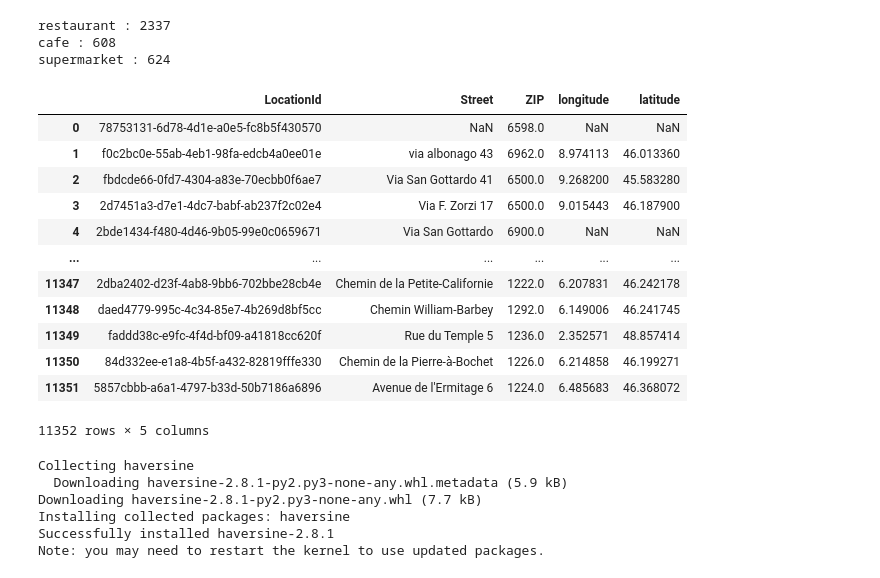
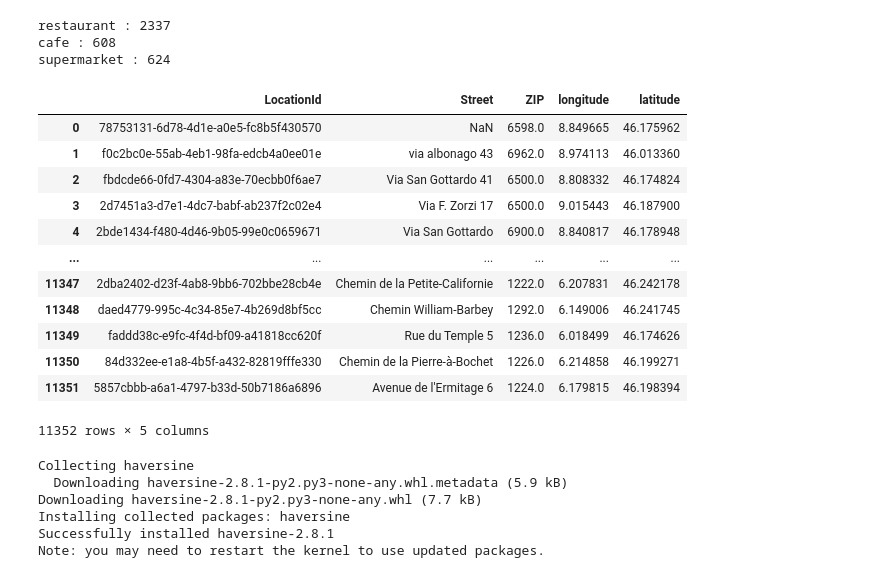
Before and after one commit to ElrasDeVayne/Immo-Projekt-DataScience, a Jupyter notebook: dataenriching/overpass_api_notebook.ipynb, the cells around one changed output. Cells and saved outputs as stored; diff of their text form; code cells hidden in the pictures.

```diff
--- a/dataenriching/overpass_api_notebook.ipynb
+++ b/dataenriching/overpass_api_notebook.ipynb
@@ -77,23 +77,23 @@ supermarket : 624
 # %%
 import pandas as pd
 
-filepath = 'TablesDB/Location_v2.csv'
+filepath = '../TablesDB/Location_v3.csv'
 
 location_df = pd.read_csv(filepath, delimiter=",")
 location_df
 # %% [output]
 |  | LocationId | Street | ZIP | longitude | latitude |
-| 0 | 78753131-6d78-4d1e-a0e5-fc8b5f430570 | NaN | 6598.0 | NaN | NaN |
+| 0 | 78753131-6d78-4d1e-a0e5-fc8b5f430570 | NaN | 6598.0 | 8.849665 | 46.175962 |
 | 1 | f0c2bc0e-55ab-4eb1-98fa-edcb4a0ee01e | via albonago 43 | 6962.0 | 8.974113 | 46.013360 |
-| 2 | fbdcde66-0fd7-4304-a83e-70ecbb0f6ae7 | Via San Gottardo 41 | 6500.0 | 9.268200 | 45.583280 |
+| 2 | fbdcde66-0fd7-4304-a83e-70ecbb0f6ae7 | Via San Gottardo 41 | 6500.0 | 8.808332 | 46.174824 |
 | 3 | 2d7451a3-d7e1-4dc7-babf-ab237f2c02e4 | Via F. Zorzi 17 | 6500.0 | 9.015443 | 46.187900 |
-| 4 | 2bde1434-f480-4d46-9b05-99e0c0659671 | Via San Gottardo | 6900.0 | NaN | NaN |
+| 4 | 2bde1434-f480-4d46-9b05-99e0c0659671 | Via San Gottardo | 6900.0 | 8.840817 | 46.178948 |
 | ... | ... | ... | ... | ... | ... |
 | 11347 | 2dba2402-d23f-4ab8-9bb6-702bbe28cb4e | Chemin de la Petite-Californie | 1222.0 | 6.207831 | 46.242178 |
 | 11348 | daed4779-995c-4c34-85e7-4b269d8bf5cc | Chemin William-Barbey | 1292.0 | 6.149006 | 46.241745 |
-| 11349 | faddd38c-e9fc-4f4d-bf09-a41818cc620f | Rue du Temple 5 | 1236.0 | 2.352571 | 48.857414 |
+| 11349 | faddd38c-e9fc-4f4d-bf09-a41818cc620f | Rue du Temple 5 | 1236.0 | 6.018499 | 46.174626 |
 | 11350 | 84d332ee-e1a8-4b5f-a432-82819fffe330 | Chemin de la Pierre-à-Bochet | 1226.0 | 6.214858 | 46.199271 |
-| 11351 | 5857cbbb-a6a1-4797-b33d-50b7186a6896 | Avenue de l'Ermitage 6 | 1224.0 | 6.485683 | 46.368072 |
+| 11351 | 5857cbbb-a6a1-4797-b33d-50b7186a6896 | Avenue de l'Ermitage 6 | 1224.0 | 6.179815 | 46.198394 |
 11352 rows × 5 columns
 # %%
 pip install haversine
```
Also changed, not shown: parts of 17 cells of this notebook, 3 other files.
